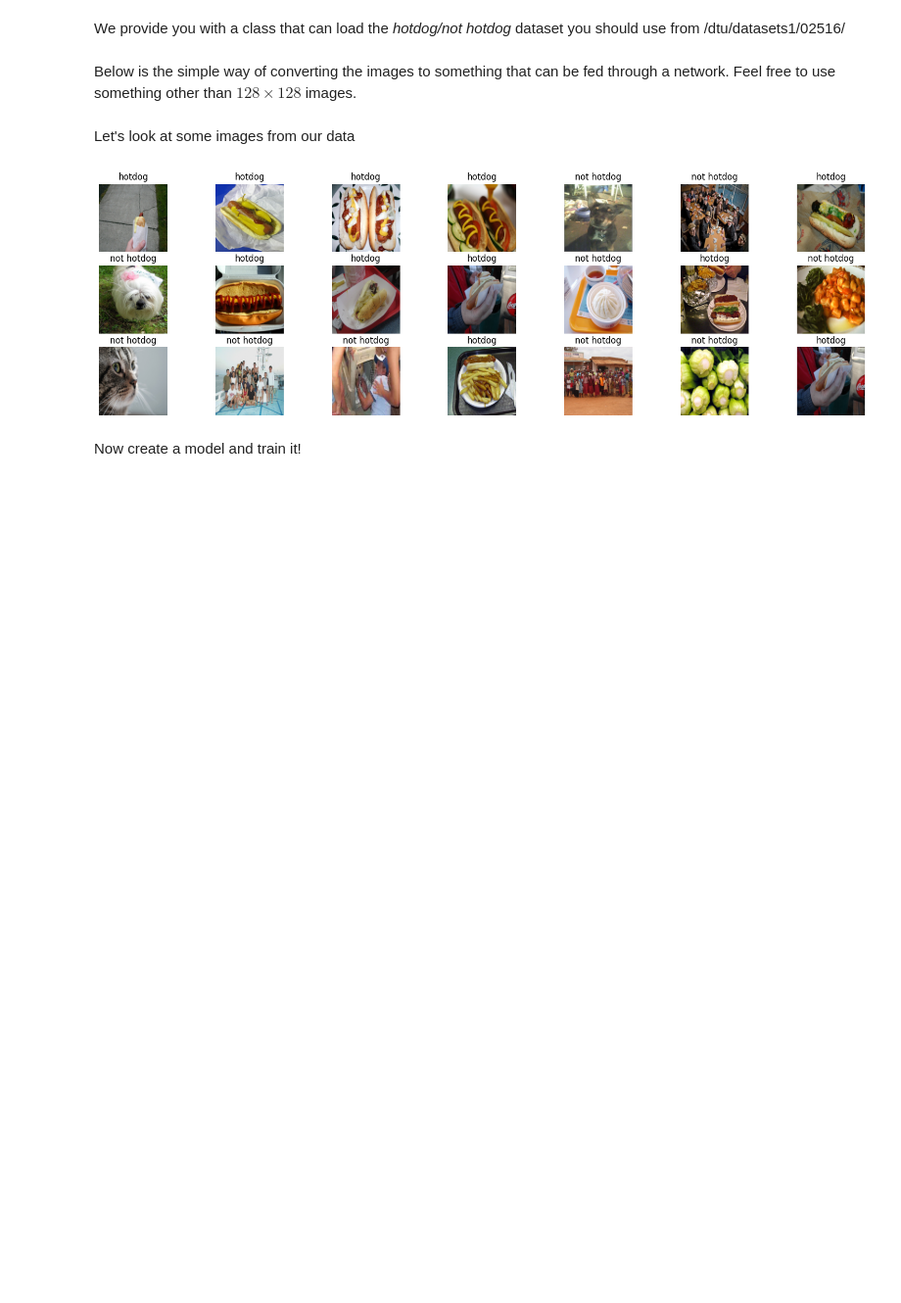
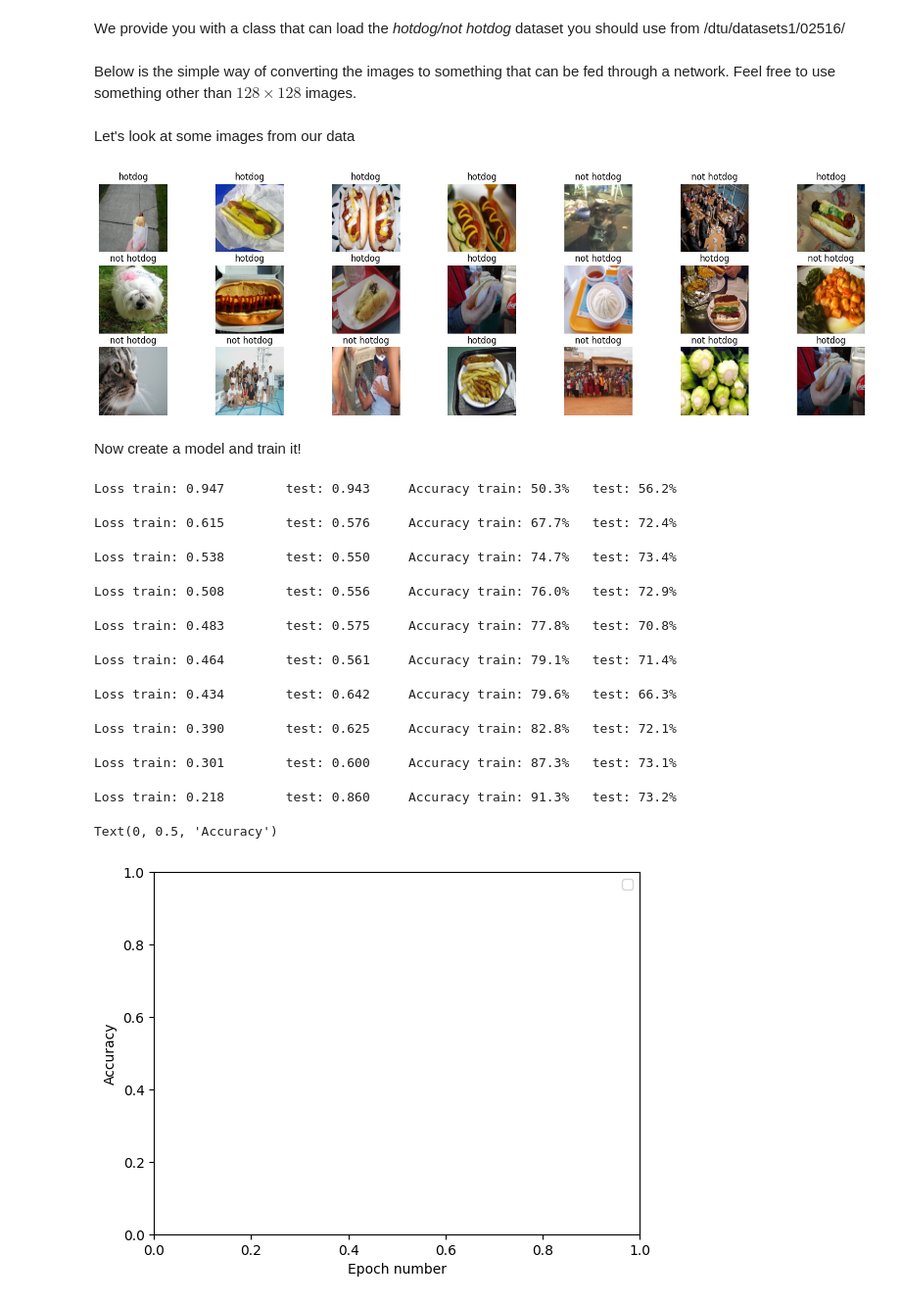
Before and after one commit to rjarvi/IDLCV_23_HotDog, a Jupyter notebook: IDLCV_Exercise_1_4_hotdog.ipynb, the cells around one changed output. Shown at 98% size. Cells and saved outputs as stored; diff of their text form; code cells hidden in the pictures; blank space fills up the shorter version.

Commit message:
Added model training.

```diff
--- a/IDLCV_Exercise_1_4_hotdog.ipynb
+++ b/IDLCV_Exercise_1_4_hotdog.ipynb
@@ -81,3 +81,36 @@ for i in range(21):
 [figure]
 # %% [markdown]
 Now create a model and train it!
+# %%
+class Network(nn.Module):
+    def __init__(self):
+        super(Network, self).__init__()
+        self.convolutional = nn.Sequential(
+                nn.Conv2d(3, 32, kernel_size=3, padding=1),
+                nn.ReLU(inplace=True),
+                nn.Conv2d(32, 32, kernel_size=3, padding=1),
+                nn.ReLU(inplace=True),
+                nn.MaxPool2d(2,2),
+                nn.Dropout(0.25),
+                nn.Conv2d(32, 32, kernel_size=3, padding=1),
+                nn.ReLU(inplace=True),
+        )
+
+        self.fully_connected = nn.Sequential(
+                nn.Linear(128*128*8, 500),
+                nn.ReLU(),
+                nn.Linear(500, 10),
+                nn.Softmax(dim=1))
+
+    def forward(self, x):
+        x = self.convolutional(x)
+        x = x.view(x.size(0), -1)
+        x = self.fully_connected(x)
+
+        return x
+# %%
+model = Network()
+model.to(device)
+#Initialize the optimizer
+# optimizer = torch.optim.SGD(model.parameters(), lr=0.1)
+optimizer = torch.optim.Adam(model.parameters(), lr=0.001)
@@ -83,0 +167,20 @@ Now create a model and train it!
+# %%
+out_dict = train(model, optimizer)
+# ...
+# ...
+plt.legend(('Test error','Train eror'))
+plt.xlabel('Epoch number')
+plt.ylabel('Accuracy')
+# %% [output]
+Loss train: 0.947        test: 0.943     Accuracy train: 50.3%   test: 56.2%
+Loss train: 0.615        test: 0.576     Accuracy train: 67.7%   test: 72.4%
+Loss train: 0.538        test: 0.550     Accuracy train: 74.7%   test: 73.4%
+Loss train: 0.508        test: 0.556     Accuracy train: 76.0%   test: 72.9%
+Loss train: 0.483        test: 0.575     Accuracy train: 77.8%   test: 70.8%
+Loss train: 0.464        test: 0.561     Accuracy train: 79.1%   test: 71.4%
+Loss train: 0.434        test: 0.642     Accuracy train: 79.6%   test: 66.3%
+Loss train: 0.390        test: 0.625     Accuracy train: 82.8%   test: 72.1%
+Loss train: 0.301        test: 0.600     Accuracy train: 87.3%   test: 73.1%
+Loss train: 0.218        test: 0.860     Accuracy train: 91.3%   test: 73.2%
+Text(0, 0.5, 'Accuracy')
+[figure, added]
```
Also changed, not shown: parts of 1 cell of this notebook.
